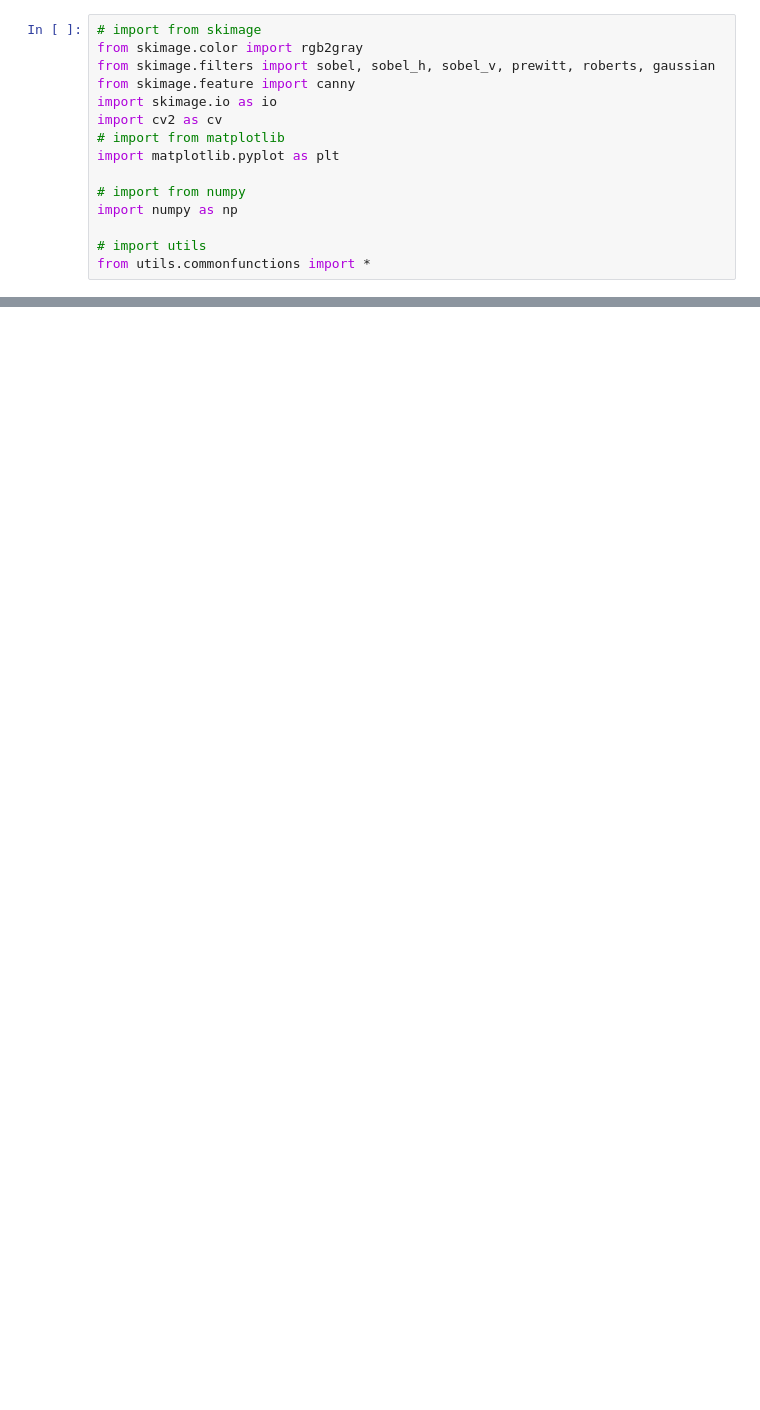
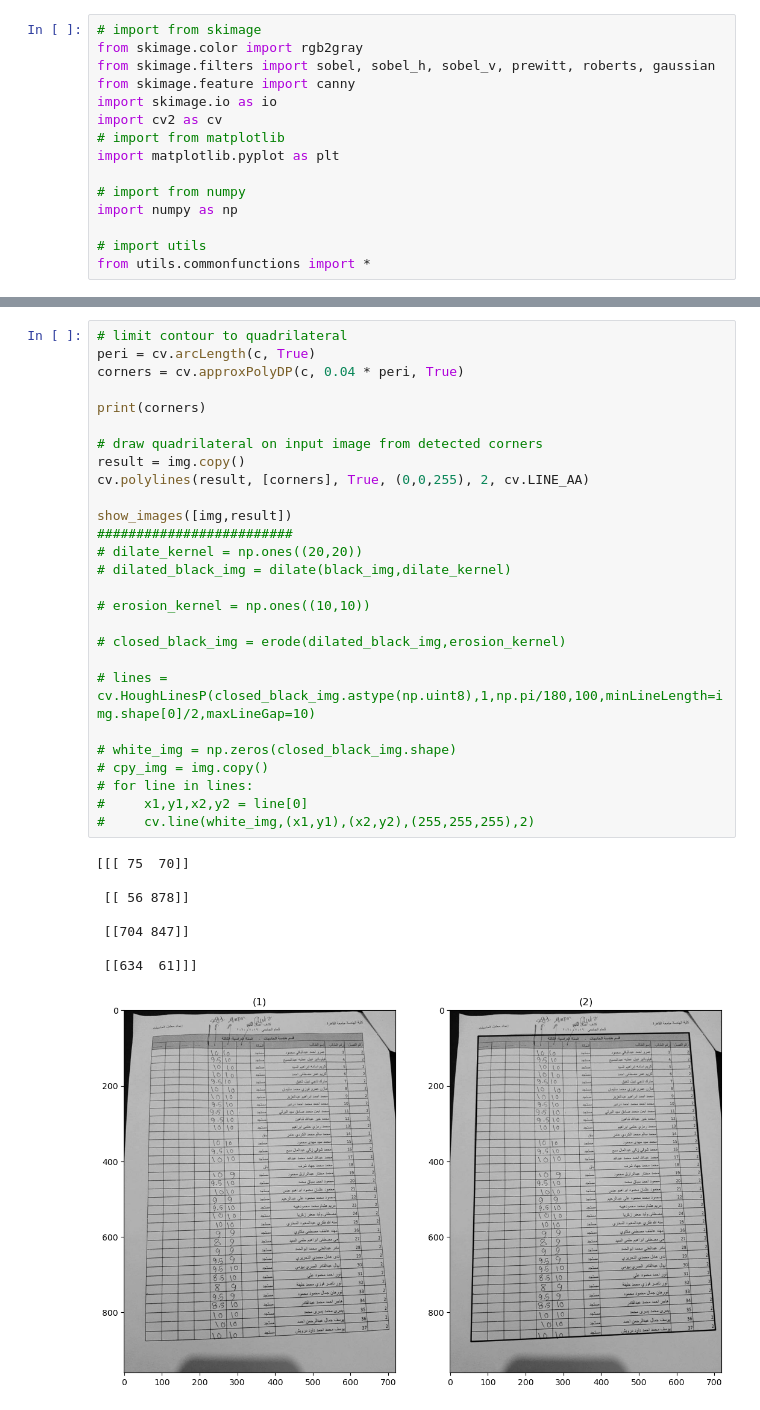
Before and after one commit to ZiadSheriif/Sa7a7LY, a Jupyter notebook: init.ipynb, the cells around one changed output, grey strips where cells are left out. Cells and saved outputs as stored; diff of their text form; blank space fills up the shorter version.

```diff
--- a/init.ipynb
+++ b/init.ipynb
@@ -80,0 +76,36 @@ show_images([grey_scale,filteredImg,dilatedImg,edges,cannyEdges])
+# %%
+# limit contour to quadrilateral
+peri = cv.arcLength(c, True)
+corners = cv.approxPolyDP(c, 0.04 * peri, True)
+
+print(corners)
+
+# draw quadrilateral on input image from detected corners
+result = img.copy()
+cv.polylines(result, [corners], True, (0,0,255), 2, cv.LINE_AA)
+
+show_images([img,result])
+#########################
+# dilate_kernel = np.ones((20,20))
+# dilated_black_img = dilate(black_img,dilate_kernel)
+
+# erosion_kernel = np.ones((10,10))
+
+# closed_black_img = erode(dilated_black_img,erosion_kernel)
+
+# lines = cv.HoughLinesP(closed_black_img.astype(np.uint8),1,np.pi/180,100,minLineLength=img.shape[0]/2,maxLineGap=10)
+
+# white_img = np.zeros(closed_black_img.shape)
+# cpy_img = img.copy()
+# for line in lines:
+#     x1,y1,x2,y2 = line[0]
+#     cv.line(white_img,(x1,y1),(x2,y2),(255,255,255),2)
+# %% [output]
+[[[ 75  70]]
+
+ [[ 56 878]]
+
+ [[704 847]]
+
+ [[634  61]]]
+[figure, added]
```
Also changed, not shown: parts of 13 cells of this notebook, 2 other files.
